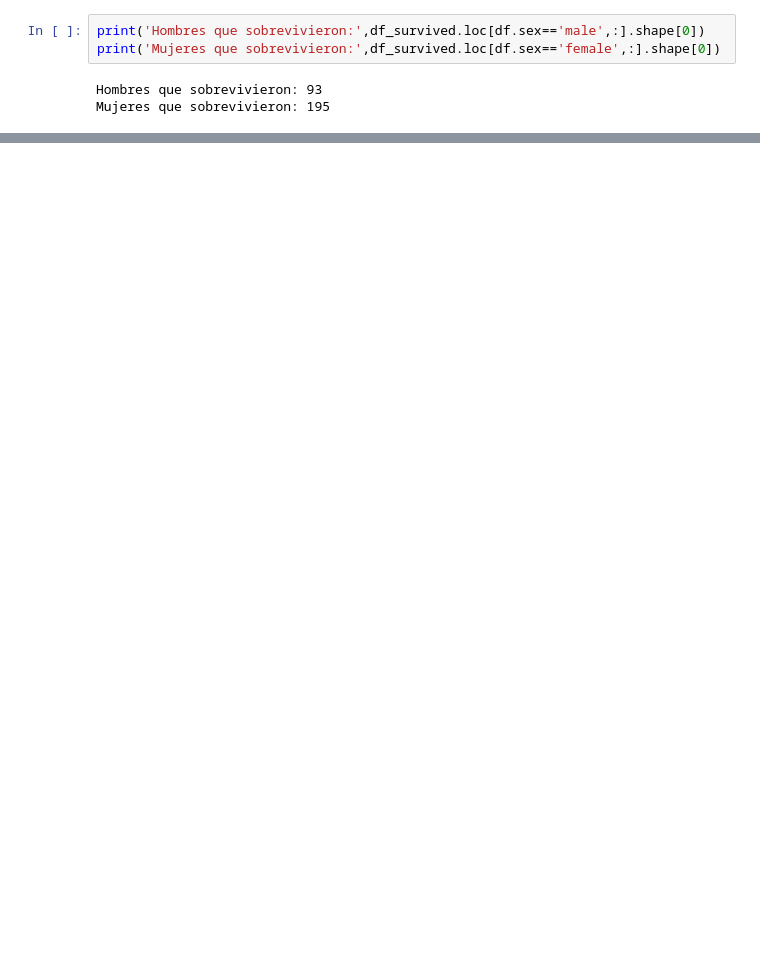
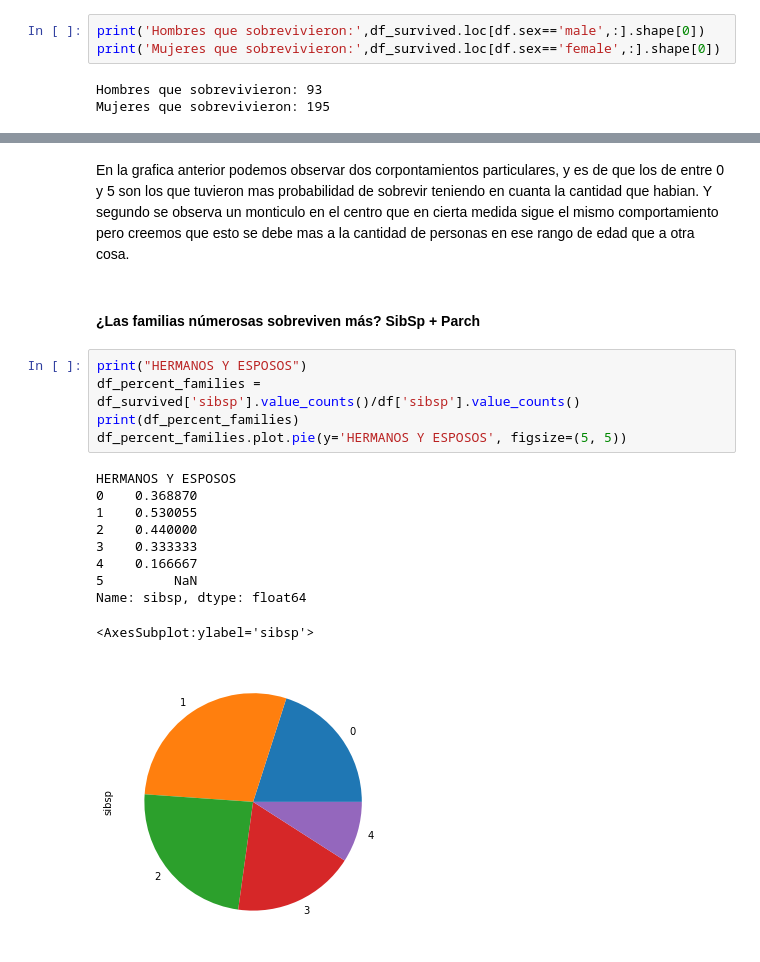
Before and after one commit to YoNoSoySantiago/TitanicKagle, a Jupyter notebook: Untitled.ipynb, the cells around one changed output, grey strips where cells are left out. Cells and saved outputs as stored; diff of their text form; blank space fills up the shorter version.

```diff
--- a/Untitled.ipynb
+++ b/Untitled.ipynb
@@ -120,0 +147,20 @@ Name: sex, Length: 712, dtype: object
+# %% [markdown]
+En la grafica anterior podemos observar dos corpontamientos particulares, y es de que los de entre 0 y 5 son los que tuvieron mas probabilidad de sobrevir teniendo en cuanta la cantidad que habian. Y segundo se observa un monticulo en el centro que en cierta medida sigue el mismo comportamiento pero creemos que esto se debe mas a la cantidad de personas en ese rango de edad que a otra cosa.
+# %% [markdown]
+#### ¿Las familias númerosas sobreviven más? SibSp + Parch
+# %%
+print("HERMANOS Y ESPOSOS")
+df_percent_families = df_survived['sibsp'].value_counts()/df['sibsp'].value_counts()
+print(df_percent_families)
+df_percent_families.plot.pie(y='HERMANOS Y ESPOSOS', figsize=(5, 5))
+# %% [output]
+HERMANOS Y ESPOSOS
+0    0.368870
+1    0.530055
+2    0.440000
+3    0.333333
+4    0.166667
+5         NaN
+Name: sibsp, dtype: float64
+<AxesSubplot:ylabel='sibsp'>
+[figure, added]
```
Also changed, not shown: parts of 28 cells of this notebook.
